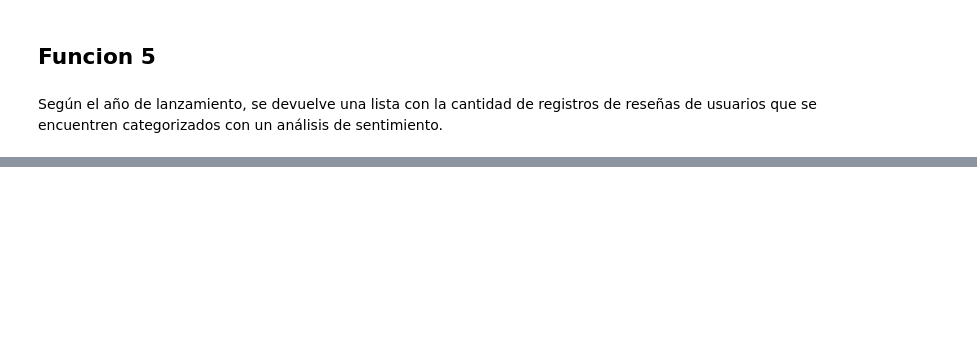
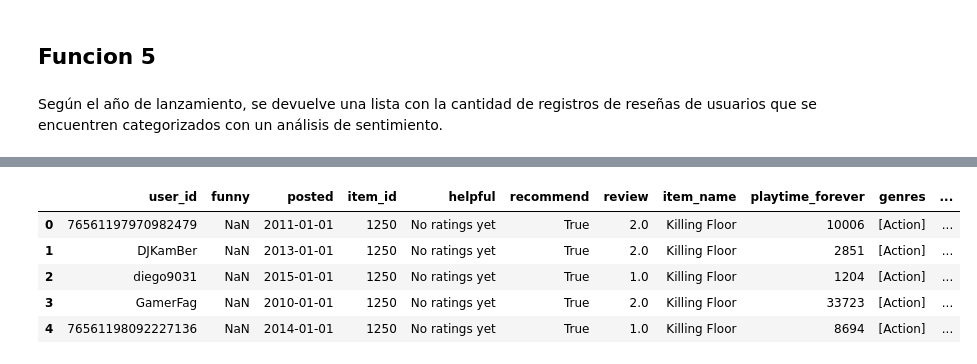
Before and after one commit to nicovid-ibarra/Proyecto-Individual-PI_ML_OPS, a Jupyter notebook: EDA.ipynb, the cells around one changed output, grey strips where cells are left out. Drawn from its saved outputs; the diff is of its cells as text; code cells hidden in the pictures; blank space fills up the shorter version.

```diff
--- a/EDA.ipynb
+++ b/EDA.ipynb
@@ -262,5 +136,5 @@ juegos1=juegos.dropna(how='all') #Se eliminan las filas que no tienen ningun reg
 # %%
 juegos1=juegos1.drop_duplicates(subset=['id'])#elimino los juegos duplicados, basandome en el id, solo se eliminan 2 quedando 32133 juegos
 # %%
-juegos1=juegos1.drop(['publisher','title','url','tags','reviews_url','specs','developer'], axis=1)
+juegos1=juegos1.drop(['title','url','tags','reviews_url','publisher'], axis=1)
 # %%
@@ -833,0 +554,10 @@ See the caveats in the documentation: https://pandas.pydata.org/pandas-docs/stab
+# %%
+#Se eligen las columnas consideradas posiblemente utiles y se arman dfs
+rf=['user_id','funny','posted','item_id','helpful','recommend','review']
+iff=['user_id','item_id','item_name','playtime_forever']
+j=['genres','app_name','release_date','price','item_id','developer','specs']
+reviewf=reviews_final[rf]
+itemsf=items_fin_filtered[iff]
+juegosf=juegos1[j]
+merged_df = pd.merge(reviewf, itemsf, on=['user_id', 'item_id'])
+merged_df = pd.merge(merged_df, juegosf, on='item_id')
@@ -833,0 +614,9 @@ See the caveats in the documentation: https://pandas.pydata.org/pandas-docs/stab
+# %%
+merged_df.head() #item_name y app_name es lo mismo
+# %% [output]
+|  | user_id | funny | posted | item_id | helpful | recommend | review | item_name | playtime_forever | genres | ... |
+| 0 | 76561197970982479 | NaN | 2011-01-01 | 1250 | No ratings yet | True | 2.0 | Killing Floor | 10006 | [Action] | ... |
+| 1 | DJKamBer | NaN | 2013-01-01 | 1250 | No ratings yet | True | 2.0 | Killing Floor | 2851 | [Action] | ... |
+| 2 | diego9031 | NaN | 2015-01-01 | 1250 | No ratings yet | True | 1.0 | Killing Floor | 1204 | [Action] | ... |
+| 3 | GamerFag | NaN | 2010-01-01 | 1250 | No ratings yet | True | 2.0 | Killing Floor | 33723 | [Action] | ... |
+| 4 | 76561198092227136 | NaN | 2014-01-01 | 1250 | No ratings yet | True | 1.0 | Killing Floor | 8694 | [Action] | ... |
```
Also changed, not shown: parts of 64 cells of this notebook, 3 other files.
